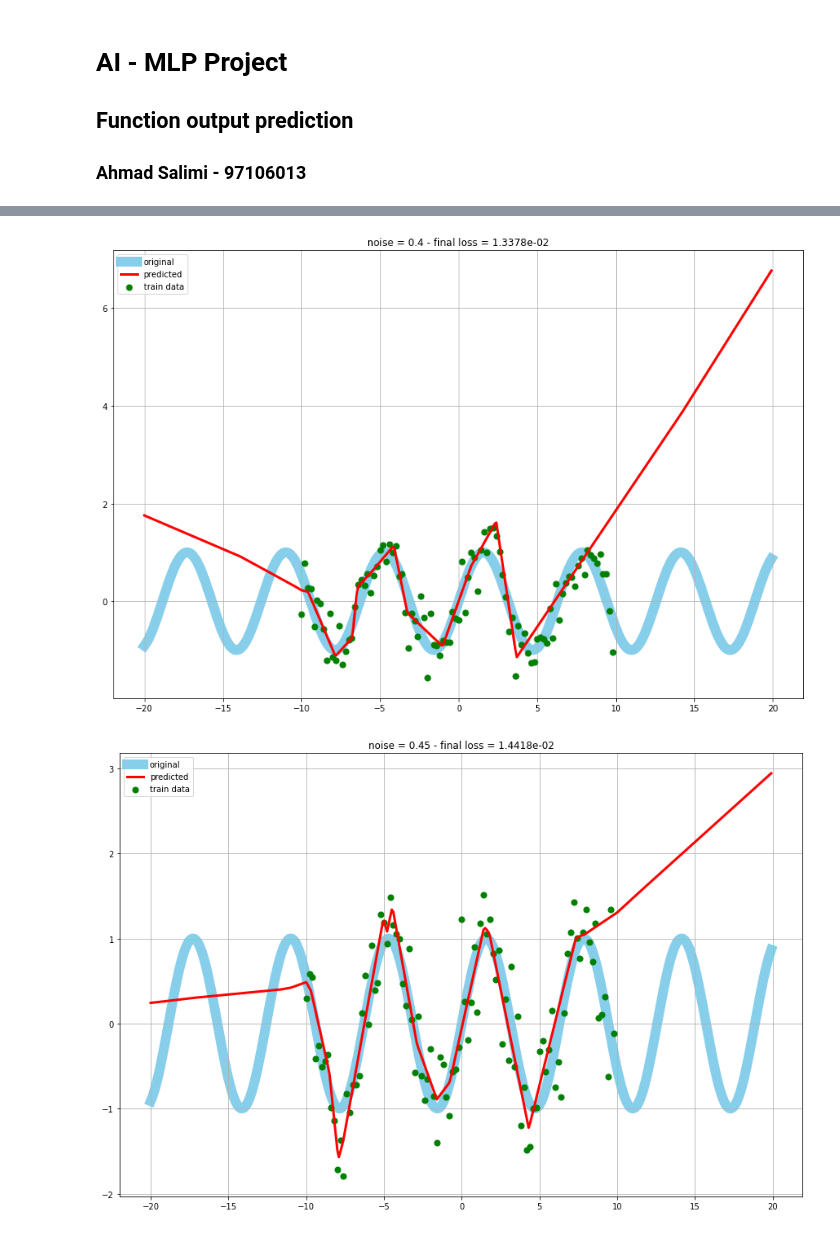
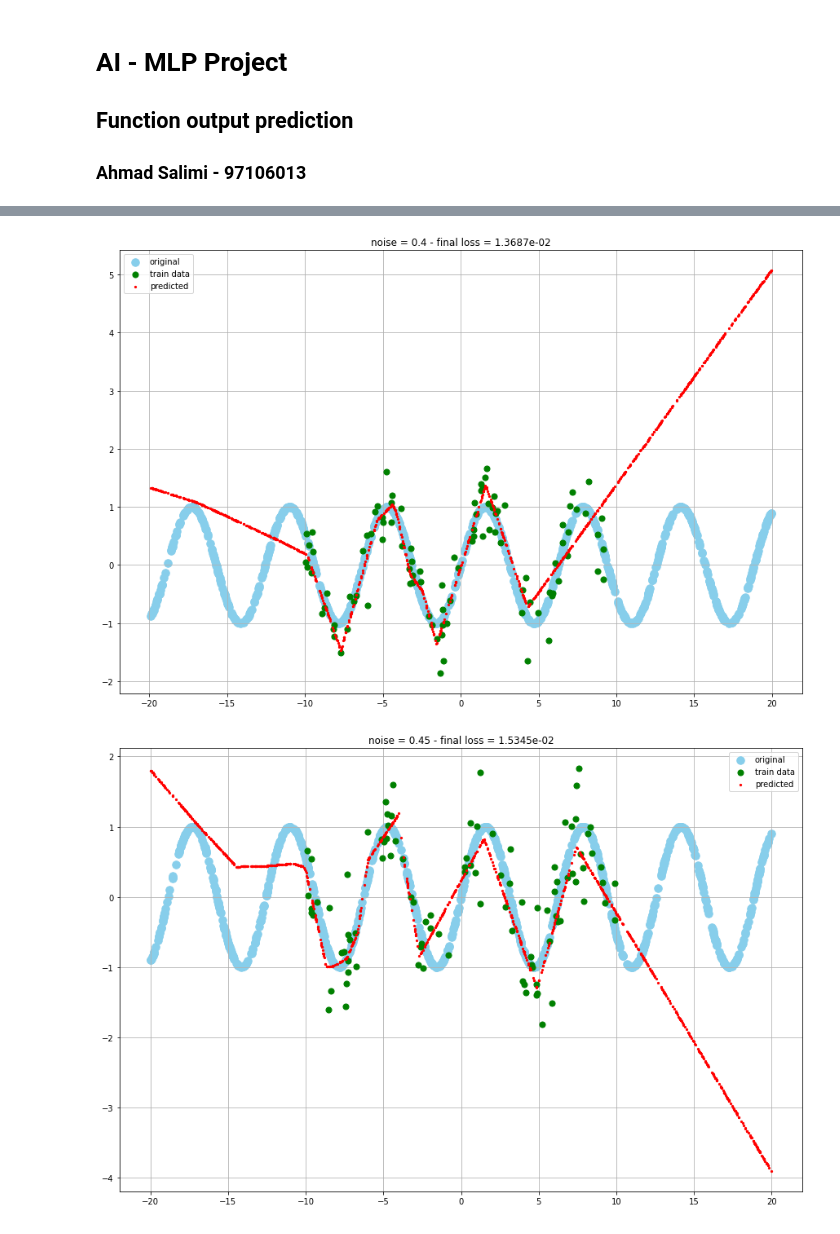
Before and after one commit to ahmadsalimi/AiProjects, a Jupyter notebook: 4. MlpNeuralNetworks/FunctionPrediction.ipynb, the cells around one changed output, grey strips where cells are left out. Saved outputs shown, nothing was run; the diff lists cells and outputs as text; code cells hidden in the pictures.

```diff
--- a/4. MlpNeuralNetworks/FunctionPrediction.ipynb
+++ b/4. MlpNeuralNetworks/FunctionPrediction.ipynb
@@ -29,23 +31,29 @@ class FunctionLearner:
 
     def __init__(self, function, data_size, train_domain, noise_sigma=None):
         self.function = function
+        self.feature_scaler = MinMaxScaler()
+        self.target_scaler = MinMaxScaler()
         self.X, self.y = self.make_random_dataset(data_size, train_domain, noise_sigma)
         self.model = self.create_model()
         self.lr = 0.01
         self.alpha = 0.9
 
+    def get_feature_dimension(self):
+        return len(inspect.signature(self.function).parameters)
+
     def make_random_dataset(self, size:int, domain, noise_sigma):
-        X = np.arange(domain[0], domain[1], (domain[1] - domain[0]) / size).reshape(size, 1)
-        y = self.function(X).reshape(size, 1)
+        domain = np.array(domain).reshape(self.get_feature_dimension(), 2)
+        feature_shape = (size, domain.shape[0])
+
+        X = np.random.uniform(domain[:, 0], domain[:, 1], feature_shape)
+        self.feature_scaler.fit(X)
+
+        y = self.function(*X.T).reshape(size, 1)
 
         if noise_sigma:
             y += np.random.normal(scale=noise_sigma, size=(size, 1))
 
-        self.X_scaler = MinMaxScaler()
-        self.X_scaler.fit(X)
-
-        self.y_scaler = MinMaxScaler()
-        self.y_scaler.fit(y)
+        self.target_scaler.fit(y)
 
         return X, y
 
@@ -56,7 +64,7 @@ class FunctionLearner:
 
     def create_model(self):
         model = Sequential()
-        model.add(Dense(20, input_dim=1, activation='relu', kernel_initializer='he_uniform'))
+        model.add(Dense(20, input_dim=self.get_feature_dimension(), activation='relu', kernel_initializer='he_uniform'))
         model.add(Dense(20, activation='relu', kernel_initializer='he_uniform'))
         model.add(Dense(1))
 
@@ -71,9 +79,9 @@ class FunctionLearner:
         if title:
             plt.title(title)
 
-        plt.plot(x, self.function(x), color='skyblue', label='original', linewidth=12, zorder=1)
+        plt.scatter(x, self.function(x), color='skyblue', label='original', s=90, zorder=1)
         plt.scatter(self.X, self.y, color='green', label='train data', s=50, zorder=2)
-        plt.plot(x, self.predict(x), color='red', label='predicted', linewidth=3, zorder=3)
+        plt.scatter(x, self.predict(x), color='red', label='predicted', s=5, zorder=3)
         plt.grid()
         if xlim:
             plt.xlim(xlim)
@@ -94,8 +102,8 @@ class FunctionLearner:
         self.loss_history = LossHistory(self)
 
         self.model.fit(
-            self.X_scaler.transform(self.X),
-            self.y_scaler.transform(self.y),
+            self.feature_scaler.transform(self.X),
+            self.target_scaler.transform(self.y),
             batch_size=10, epochs=epochs,
             callbacks=[self.loss_history, learning_rate],
             verbose=0, validation_split=0.1)
@@ -103,9 +111,9 @@ class FunctionLearner:
         return f'loss = {self.loss_history.data["loss"][-1]:.4e}'
 
     def predict(self, X):
-        return self.y_scaler.inverse_transform(
+        return self.target_scaler.inverse_transform(
             self.model.predict(
-                self.X_scaler.transform(X.reshape(len(X), 1))))
+                self.feature_scaler.transform(X)))
 # %%
 learner = FunctionLearner(lambda x: np.sin(x), 100, (-10, 10))
 # %%
@@ -140,0 +143,4 @@ learner.plot_result(np.arange(-15, 15, .1))
+# %%
+learner = FunctionLearner(lambda x: x ** 2 * np.sin(x), 500, (-10, 10))
+# %%
+learner.learn(2000)
@@ -141,9 +153,9 @@ learner.plot_result(np.arange(-15, 15, .1))
 # %%
 for noise in np.arange(0.05, 0.5, 0.05):
     print(f'start training on noise {noise}')
-    learner = FunctionLearner(lambda x: np.sin(x), 100, (-10, 10), noise_sigma=noise)
+    learner = FunctionLearner(lambda x: np.sin(x), 500, (-10, 10), noise_sigma=noise)
     loss = learner.learn(4000)
     print(loss)
-    learner.plot_result(np.arange(-20, 20, 0.1), f'noise = {noise} - final {loss}')
+    learner.plot_result(np.random.uniform(-20, 20, (1000, 1)), f'noise = {noise} - final {loss}')
 # %% [output]
 start training on noise 0.05
@@ -174,2 +186,2 @@ loss = 1.4418e-02
-[figure, old version]
+[figure, new version]
-[figure, old version]
+[figure, new version]
```
Also changed, not shown: parts of 10 cells of this notebook.
